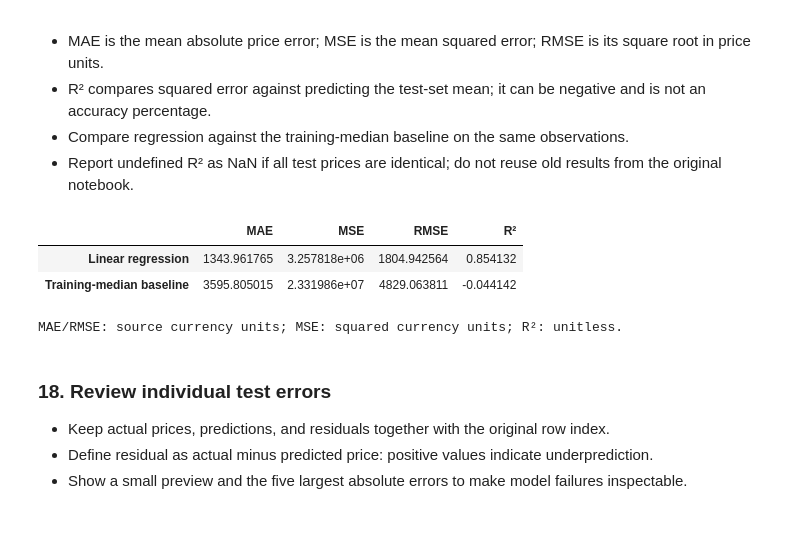
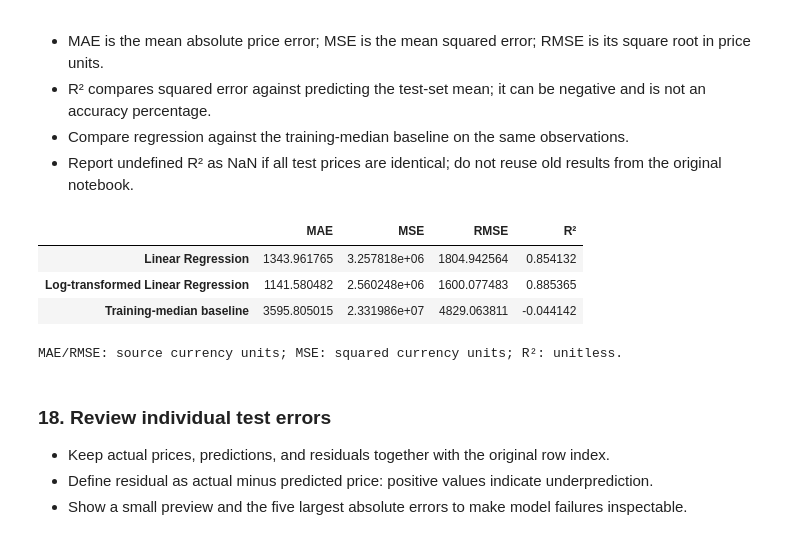
Before and after one commit to jalil-piran/AI, a Jupyter notebook: AI07_LR_Used_Car_Price_Prediction.ipynb, the cells around one changed output. Drawn from its saved outputs; the diff is of its cells as text; code cells hidden in the pictures.

```diff
--- a/AI07_LR_Used_Car_Price_Prediction.ipynb
+++ b/AI07_LR_Used_Car_Price_Prediction.ipynb
@@ -466,3 +469,21 @@ print("Negative regression test predictions:", int((test_predictions < 0).sum())
 # %% [output]
 Training complete.
 Negative regression test predictions: 42
+# %%
+from sklearn.compose import TransformedTargetRegressor
+
+# Linear Regression with logarithmic target transformation
+log_model = TransformedTargetRegressor(
+    regressor=price_model,
+    func=np.log1p,
+    inverse_func=np.expm1
+)
+
+# Train the model
+log_model.fit(X_train, y_train)
+
+# Predict test prices
+log_predictions = log_model.predict(X_test)
+
+print("Log-transformed Linear Regression training complete.")
+print("Negative predictions:", int((log_predictions < 0).sum()))
@@ -476,22 +500,26 @@ Negative regression test predictions: 42
 # %%
 def regression_metrics(actual, predicted):
     mse = mean_squared_error(actual, predicted)
     return {
         "MAE": mean_absolute_error(actual, predicted),
         "MSE": mse,
         "RMSE": np.sqrt(mse),
         "R²": r2_score(actual, predicted) if pd.Series(actual).nunique() > 1 else np.nan
     }
 
 test_metrics = pd.DataFrame({
-    "Linear regression": regression_metrics(y_test, test_predictions),
+    "Linear Regression": regression_metrics(y_test, test_predictions),
+    "Log-transformed Linear Regression": regression_metrics(y_test, log_predictions),
     "Training-median baseline": regression_metrics(y_test, baseline_predictions)
 }).T
+
 display(test_metrics)
+
 print("MAE/RMSE: source currency units; MSE: squared currency units; R²: unitless.")
 # %% [output]
 |  | MAE | MSE | RMSE | R² |
-| Linear regression | 1343.961765 | 3.257818e+06 | 1804.942564 | 0.854132 |
+| Linear Regression | 1343.961765 | 3.257818e+06 | 1804.942564 | 0.854132 |
+| Log-transformed Linear Regression | 1141.580482 | 2.560248e+06 | 1600.077483 | 0.885365 |
 | Training-median baseline | 3595.805015 | 2.331986e+07 | 4829.063811 | -0.044142 |
 MAE/RMSE: source currency units; MSE: squared currency units; R²: unitless.
 # %% [markdown]
```
Also changed, not shown: parts of 6 cells of this notebook.
